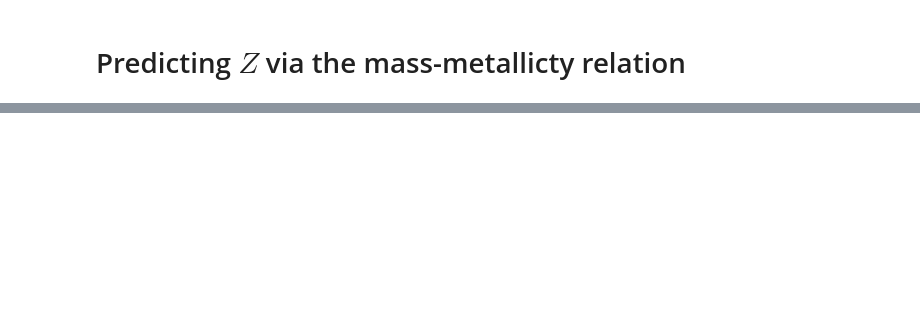
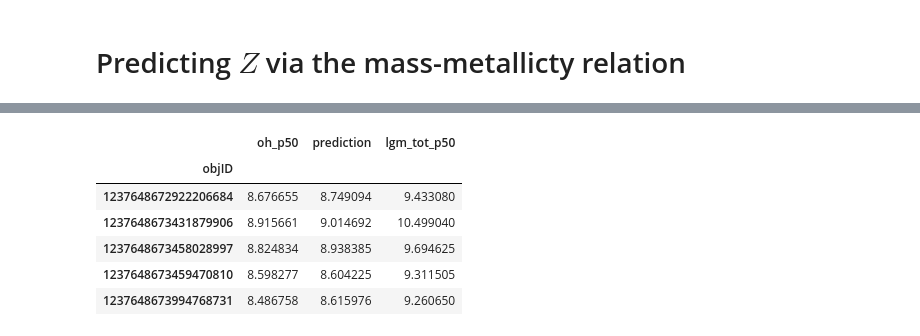
Before and after one commit to jwuphysics/galaxy-cnns, a Jupyter notebook: notebook/paper/05-mass_metallicty_relation.ipynb, the cells around one changed output, grey strips where cells are left out. Saved outputs shown, nothing was run; the diff lists cells and outputs as text; code cells hidden in the pictures; blank space fills up the shorter version.

```diff
--- a/notebook/paper/05-mass_metallicty_relation.ipynb
+++ b/notebook/paper/05-mass_metallicty_relation.ipynb
@@ -152,0 +246,12 @@ plot_comparison_with_marginals(df.oh_p50.values, mmr(masses.cnn_lgm.values), whi
+# %%
+df2 = metals.join(full.drop('oh_p50', axis='columns'), how='left')
+df2 = df2[df2.lgm_tot_p50 > 0]
+df2.head()
+# %% [output]
+|  | oh_p50 | prediction | lgm_tot_p50 |
+| objID |  |  |  |
+| 1237648672922206684 | 8.676655 | 8.749094 | 9.433080 |
+| 1237648673431879906 | 8.915661 | 9.014692 | 10.499040 |
+| 1237648673458028997 | 8.824834 | 8.938385 | 9.694625 |
+| 1237648673459470810 | 8.598277 | 8.604225 | 9.311505 |
+| 1237648673994768731 | 8.486758 | 8.615976 | 9.260650 |
```
Also changed, not shown: parts of 10 cells of this notebook, 3 other files.
